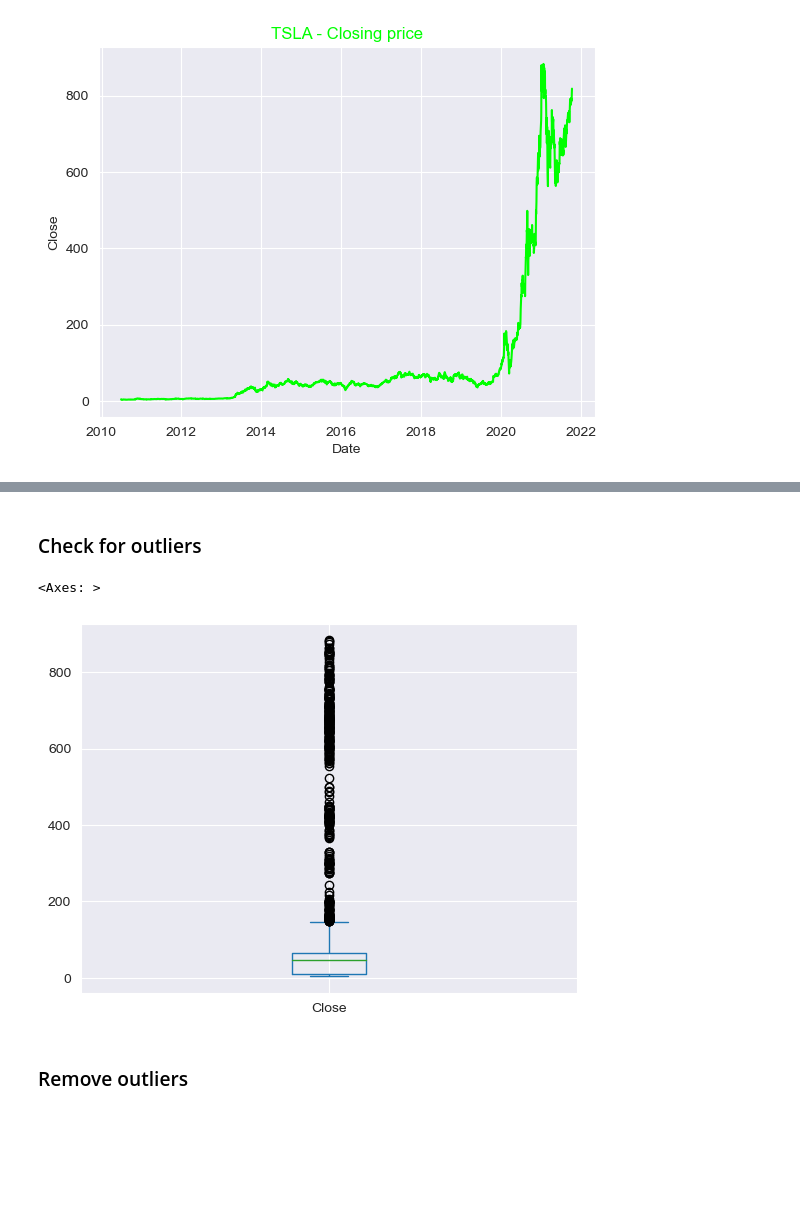
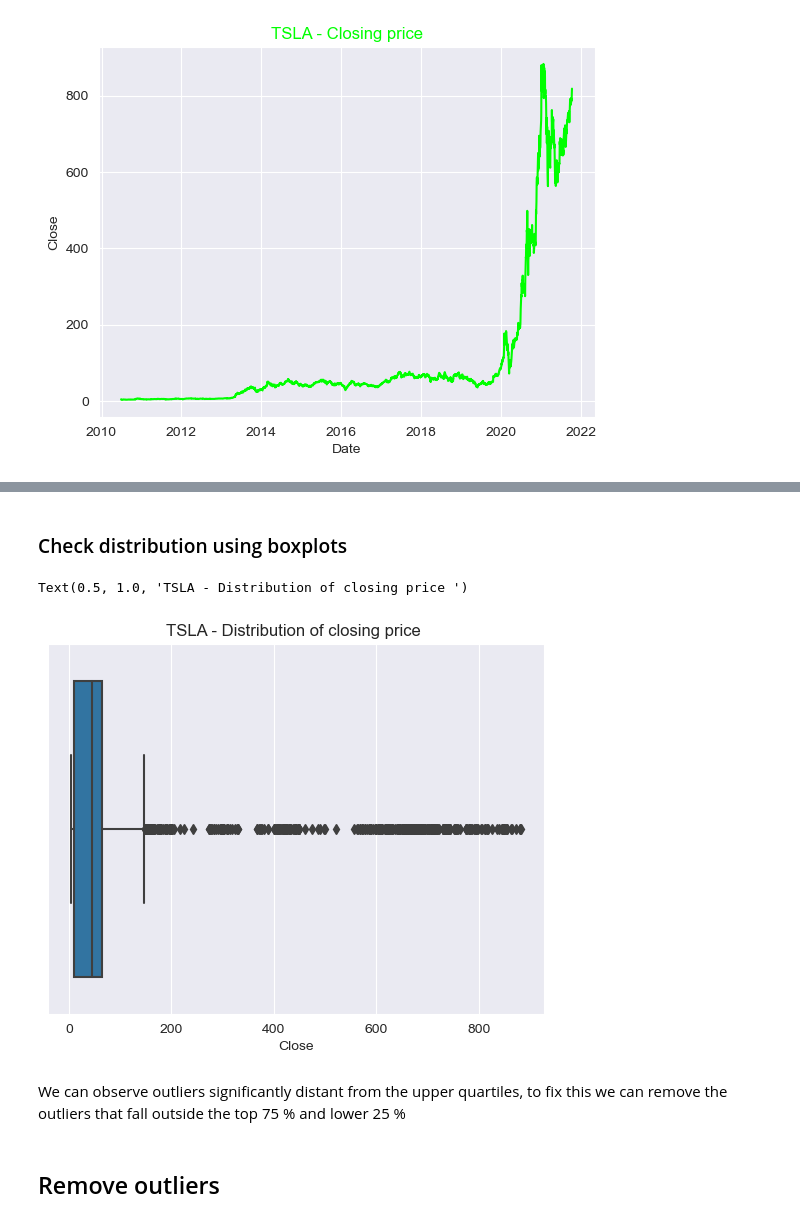
Before and after one commit to rasmusjs/DAVE3625-1-23H-Intro-To-AI-Assignment-2, a Jupyter notebook: main.ipynb, the cells around one changed output, grey strips where cells are left out. Saved outputs shown, nothing was run; the diff lists cells and outputs as text; code cells hidden in the pictures; blank space fills up the shorter version.

```diff
--- a/main.ipynb
+++ b/main.ipynb
@@ -23,4 +30,4 @@ from sklearn.model_selection import train_test_split
 # %%
-df = pd.read_csv("data/TSLA.csv", sep=",")
-df.info()  # Check the types for values
+df = pd.read_csv("data/TSLA.csv")  # Read from file, (comma is the default)
+df.head()  # Get an overview of the dataset
 # %% [output]
@@ -52,4 +62,6 @@ Any null values? False
 # %% [markdown]
 ## Clean and convert the data
 # %%
-df['Date'] = pd.to_datetime(df['Date'], errors='coerce')
+df['Date'] = pd.to_datetime(df['Date'])  # Convert from string to datetime
+df = df.set_index('Date')  # Set the date to be the index
+print(df.head())
@@ -80,10 +99,13 @@ Text(0.5, 1.0, 'TSLA - Closing price')
 # %% [markdown]
-### Check for outliers
+### Check distribution using boxplots
 # %%
-df['Close'].plot.box()
+sns.boxplot(df, x='Close')
+plt.title("TSLA - Distribution of closing price ")
 # %% [output]
-<Axes: >
+Text(0.5, 1.0, 'TSLA - Distribution of closing price ')
-[figure, old version]
+[figure, new version]
+# %% [markdown]
+We can observe outliers significantly distant from the upper quartiles, to fix this we can remove the outliers that fall outside the top 75 % and lower 25 %
 # %% [markdown]
-### Remove outliers
+## Remove outliers
 # %%
```
Also changed, not shown: parts of 33 cells of this notebook, 5 other files.
